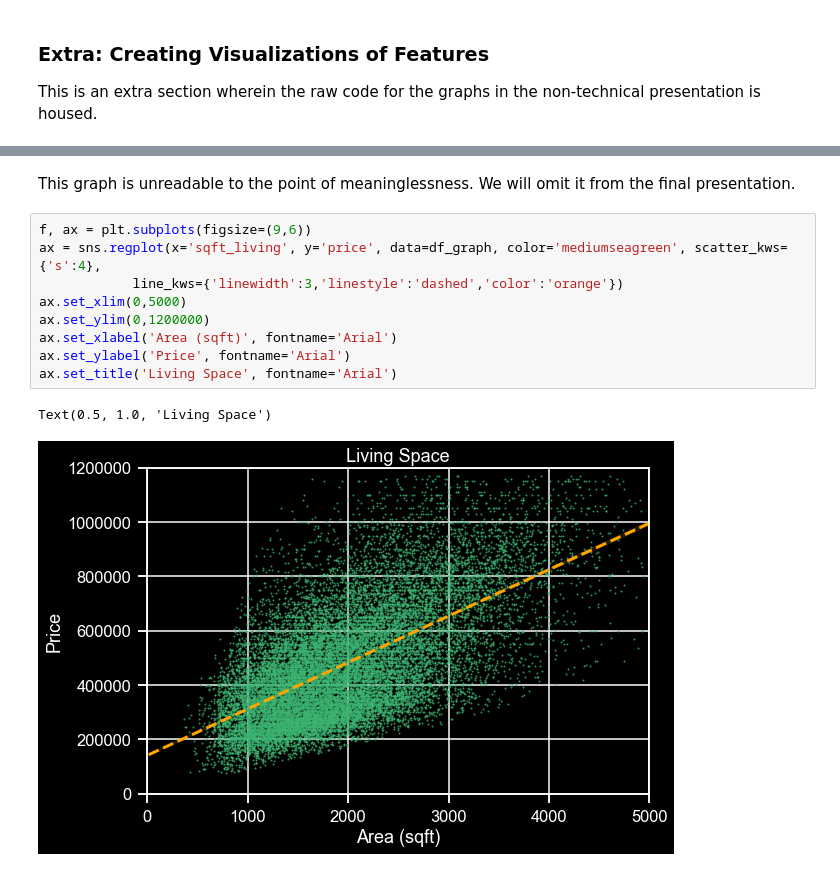
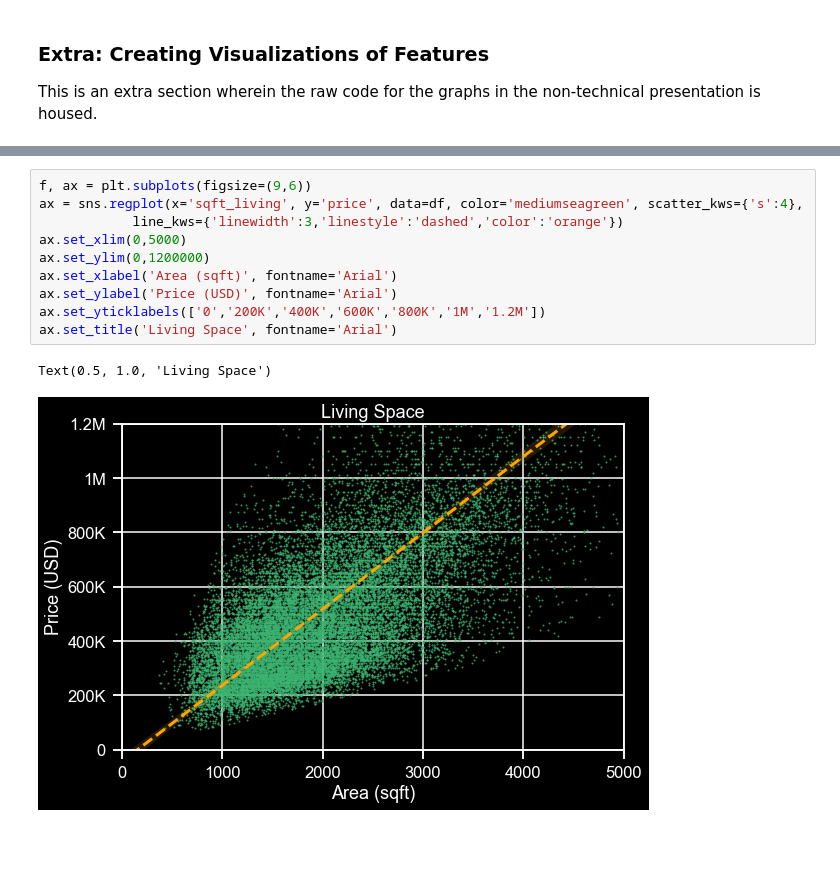
Before and after one commit to devinbelden/dsc-v2-mod1-final-project-online-ds-ft-100719, a Jupyter notebook: student.ipynb, the cells around one changed output, grey strips where cells are left out. Saved outputs shown, nothing was run; the diff lists cells and outputs as text; blank space fills up the shorter version.

```diff
--- a/student.ipynb
+++ b/student.ipynb
@@ -760,16 +937,15 @@ Text(0.5, 1.0, 'Zipcode')
-# %% [markdown]
-This graph is unreadable to the point of meaninglessness. We will omit it from the final presentation.
 # %%
 f, ax = plt.subplots(figsize=(9,6))
-ax = sns.regplot(x='sqft_living', y='price', data=df_graph, color='mediumseagreen', scatter_kws={'s':4},
+ax = sns.regplot(x='sqft_living', y='price', data=df, color='mediumseagreen', scatter_kws={'s':4},
             line_kws={'linewidth':3,'linestyle':'dashed','color':'orange'})
 ax.set_xlim(0,5000)
 ax.set_ylim(0,1200000)
 ax.set_xlabel('Area (sqft)', fontname='Arial')
-ax.set_ylabel('Price', fontname='Arial')
+ax.set_ylabel('Price (USD)', fontname='Arial')
+ax.set_yticklabels(['0','200K','400K','600K','800K','1M','1.2M'])
 ax.set_title('Living Space', fontname='Arial')
 # %% [output]
 Text(0.5, 1.0, 'Living Space')
-[figure, old version]
+[figure, new version]
 # %%
 f, ax = plt.subplots(figsize=(9,6))
```
Also changed, not shown: parts of 135 cells of this notebook.
